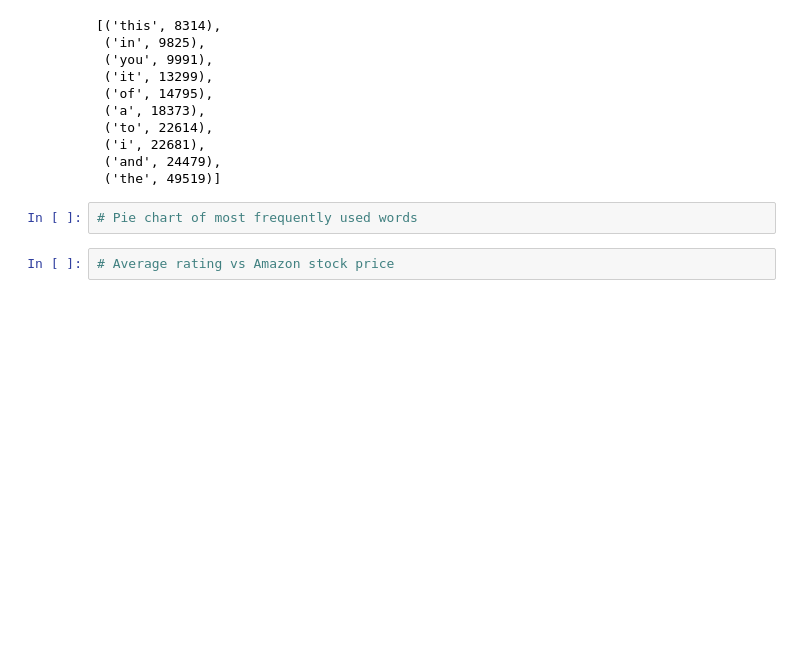
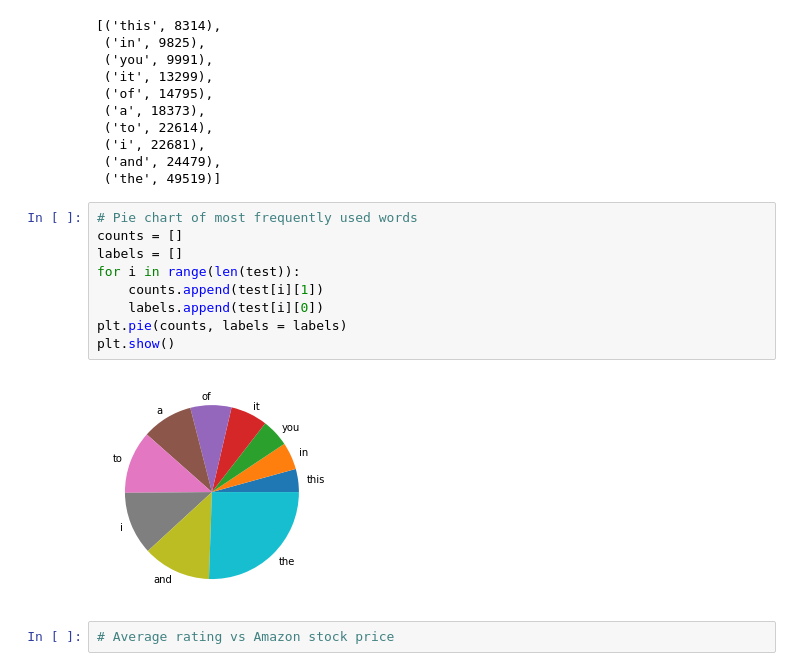
Before and after one commit to medvidov/dsci510final, a Jupyter notebook: HW4/HW 4 Proof of Concept.ipynb, the cells around one changed output. Cells and saved outputs as stored; diff of their text form; blank space fills up the shorter version.

Commit message:
Made slight changes to get_data. Added code to plot various things.

```diff
--- a/HW4/HW 4 Proof of Concept.ipynb
+++ b/HW4/HW 4 Proof of Concept.ipynb
@@ -194,6 +186,15 @@ test
  ('the', 49519)]
 # %%
 # Pie chart of most frequently used words
+counts = []
+labels = []
+for i in range(len(test)):
+    counts.append(test[i][1])
+    labels.append(test[i][0])
+plt.pie(counts, labels = labels)
+plt.show()
+# %% [output]
+[figure, added]
 # %%
 # Average rating vs Amazon stock price
 # %%
```
Also changed, not shown: parts of 11 cells of this notebook, 1 other file.
